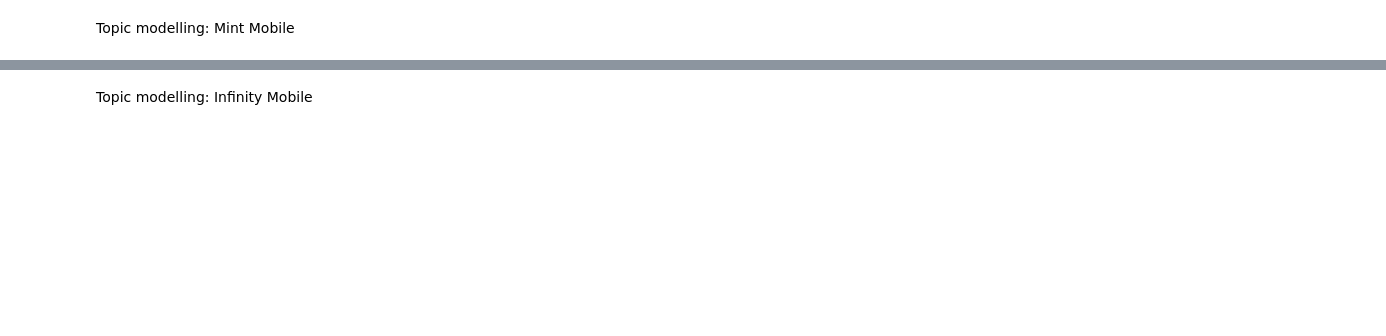
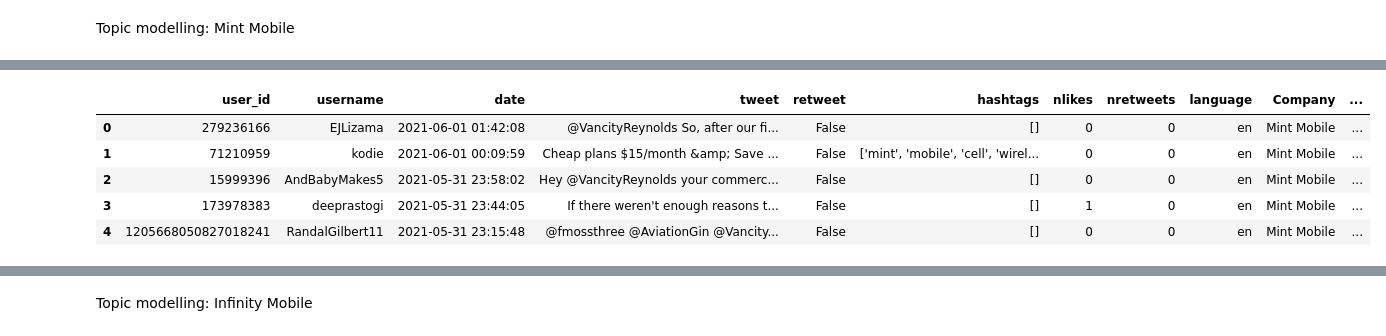
Before and after one commit to qahtanaa/SATAF_Tweets, a Jupyter notebook: Wireless mobile services-checkpoint.ipynb, the cells around one changed output, grey strips where cells are left out. Drawn from its saved outputs; the diff is of its cells as text; code cells hidden in the pictures; blank space fills up the shorter version.

```diff
--- a/Wireless mobile services-checkpoint.ipynb
+++ b/Wireless mobile services-checkpoint.ipynb
@@ -122,2 +188,28 @@ plt.show();
 # %% [markdown]
 Topic modelling: Mint Mobile
+# %%
+#Tokenization #removing the stopwords and Punctations
+#The goal of MIN_DF is to ignore words that have very few occurrences to be considered meaningful.
+#For example, in your text you may have names of people that may appear in only 1 or two documents
+#Similarly, you can ignore words that are too common with MAX_DF.
+#Max_df on 1 because I already removed the stopwords! if it's found in all documents (100% or 1.0) then it's ignored."
+import gensim
+from gensim.models.wrappers import LdaMallet
+import os
+import gensim
+
+import pyLDAvis
+import pyLDAvis.gensim_models
+
+from sklearn.decomposition import LatentDirichletAllocation
+from sklearn.feature_extraction.text import CountVectorizer
+vectorizer = CountVectorizer(
+analyzer='word',
+min_df=3,# minimum required occurences of a word
+stop_words='english',# remove stop words
+lowercase=True,# convert all words to lowercase
+token_pattern='[a-zA-Z0-9]{3,}',# num chars > 3
+max_features=5000,# max number of unique words
+                            )
+data_matrix = vectorizer.fit_transform(mint.tweet)
+data_matrix
@@ -123,0 +219,11 @@ Topic modelling: Mint Mobile
+# %%
+from sklearn.decomposition import LatentDirichletAllocation
+
+lda_model = LatentDirichletAllocation(
+n_components=8, # Number of topics
+learning_method='online',
+random_state=20,
+n_jobs = -1  # Use all available CPUs
+                                     )
+
+lda_output = lda_model.fit_transform(data_matrix)
@@ -123,0 +290,12 @@ Topic modelling: Mint Mobile
+# %%
+topic_values = lda_model.transform(data_matrix)
+mint['Topic'] = topic_values.argmax(axis=1)
+# %%
+mint.head()
+# %% [output]
+|  | user_id | username | date | tweet | retweet | hashtags | nlikes | nretweets | language | Company | ... |
+| 0 | 279236166 | EJLizama | 2021-06-01 01:42:08 | @VancityReynolds So, after our fi... | False | [] | 0 | 0 | en | Mint Mobile | ... |
+| 1 | 71210959 | kodie | 2021-06-01 00:09:59 | Cheap plans $15/month &amp; Save ... | False | ['mint', 'mobile', 'cell', 'wirel... | 0 | 0 | en | Mint Mobile | ... |
+| 2 | 15999396 | AndBabyMakes5 | 2021-05-31 23:58:02 | Hey @VancityReynolds your commerc... | False | [] | 0 | 0 | en | Mint Mobile | ... |
+| 3 | 173978383 | deeprastogi | 2021-05-31 23:44:05 | If there weren't enough reasons t... | False | [] | 1 | 0 | en | Mint Mobile | ... |
+| 4 | 1205668050827018241 | RandalGilbert11 | 2021-05-31 23:15:48 | @fmossthree @AviationGin @Vancity... | False | [] | 0 | 0 | en | Mint Mobile | ... |
```
Also changed, not shown: parts of 33 cells of this notebook, 1 other file.
